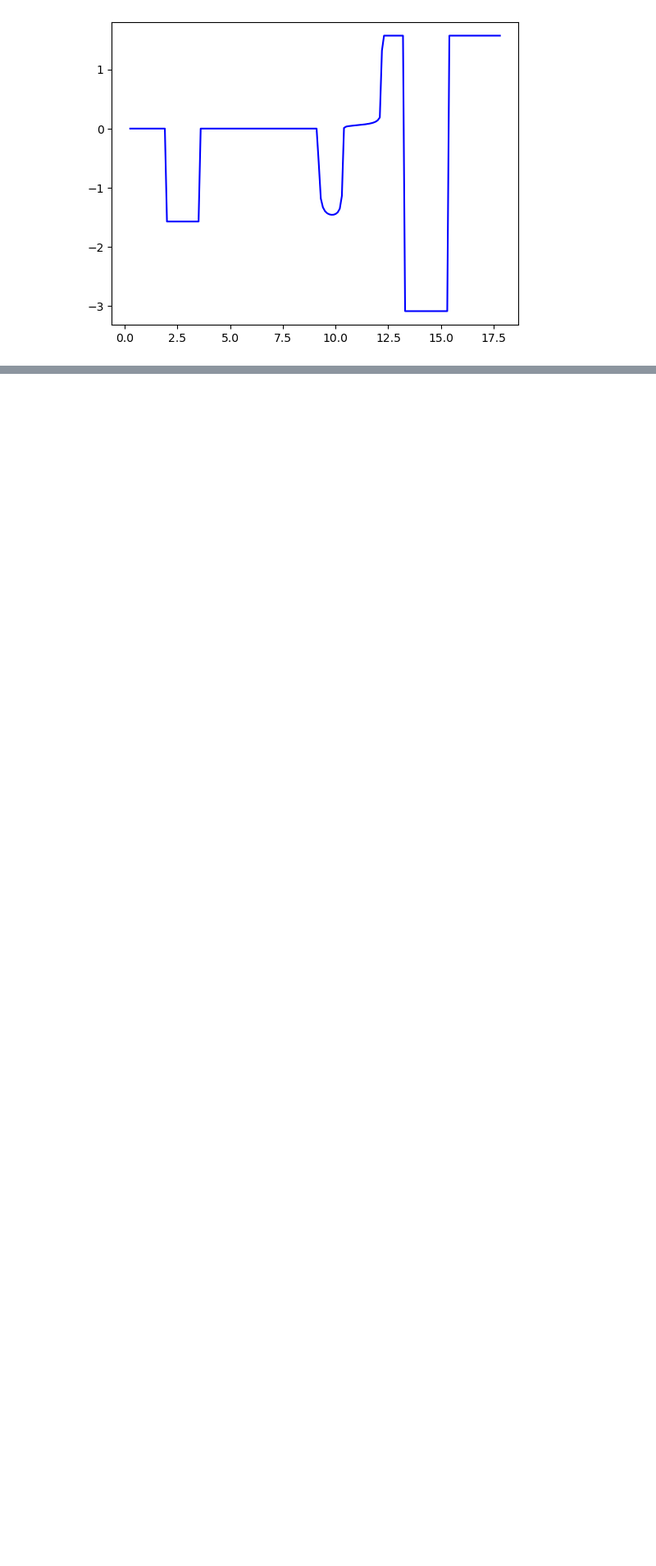
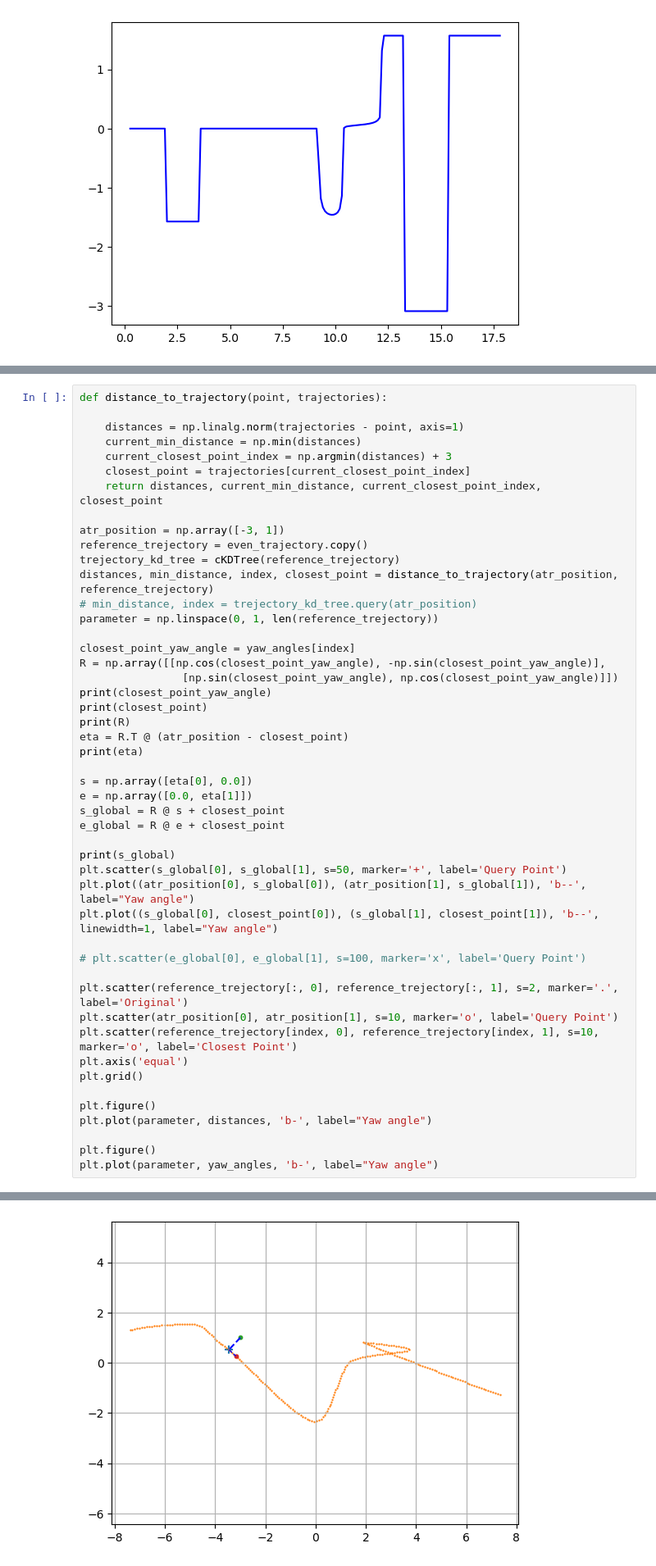
Before and after one commit to SpartanTan/RL-everything, a Jupyter notebook: torh_tutorial/rand_payh_gen.ipynb, the cells around one changed output, grey strips where cells are left out. Shown at 82% size. Cells and saved outputs as stored; diff of their text form; blank space fills up the shorter version.

```diff
--- a/torh_tutorial/rand_payh_gen.ipynb
+++ b/torh_tutorial/rand_payh_gen.ipynb
@@ -264,0 +368,49 @@ plt.plot(even_arclength, yaw_angles, 'b-', label="Yaw angle")
+# %%
+def distance_to_trajectory(point, trajectories):
+
+    distances = np.linalg.norm(trajectories - point, axis=1)
+    current_min_distance = np.min(distances)
+    current_closest_point_index = np.argmin(distances) + 3
+    closest_point = trajectories[current_closest_point_index]
+    return distances, current_min_distance, current_closest_point_index, closest_point
+
+atr_position = np.array([-3, 1])
+reference_trejectory = even_trajectory.copy()
+trejectory_kd_tree = cKDTree(reference_trejectory)
+distances, min_distance, index, closest_point = distance_to_trajectory(atr_position, reference_trejectory)
+# min_distance, index = trejectory_kd_tree.query(atr_position)
+parameter = np.linspace(0, 1, len(reference_trejectory))
+
+closest_point_yaw_angle = yaw_angles[index]
+R = np.array([[np.cos(closest_point_yaw_angle), -np.sin(closest_point_yaw_angle)],
+                [np.sin(closest_point_yaw_angle), np.cos(closest_point_yaw_angle)]])
+print(closest_point_yaw_angle)
+print(closest_point)
+print(R)
+eta = R.T @ (atr_position - closest_point)
+print(eta)
+
+s = np.array([eta[0], 0.0])
+e = np.array([0.0, eta[1]])
+s_global = R @ s + closest_point
+e_global = R @ e + closest_point
+
+print(s_global)
+plt.scatter(s_global[0], s_global[1], s=50, marker='+', label='Query Point')
+plt.plot((atr_position[0], s_global[0]), (atr_position[1], s_global[1]), 'b--', label="Yaw angle")
+plt.plot((s_global[0], closest_point[0]), (s_global[1], closest_point[1]), 'b--', linewidth=1, label="Yaw angle")
+
+# plt.scatter(e_global[0], e_global[1], s=100, marker='x', label='Query Point')
+
+plt.scatter(reference_trejectory[:, 0], reference_trejectory[:, 1], s=2, marker='.', label='Original')
+plt.scatter(atr_position[0], atr_position[1], s=10, marker='o', label='Query Point')
+plt.scatter(reference_trejectory[index, 0], reference_trejectory[index, 1], s=10, marker='o', label='Closest Point')
+plt.axis('equal')
+plt.grid()
+
+plt.figure()
+plt.plot(parameter, distances, 'b-', label="Yaw angle")
+
+plt.figure()
+plt.plot(parameter, yaw_angles, 'b-', label="Yaw angle")
+# %% [output]
@@ -264,0 +424 @@ plt.plot(even_arclength, yaw_angles, 'b-', label="Yaw angle")
+[figure, added]
```
Also changed, not shown: parts of 10 cells of this notebook, 1 other file.
